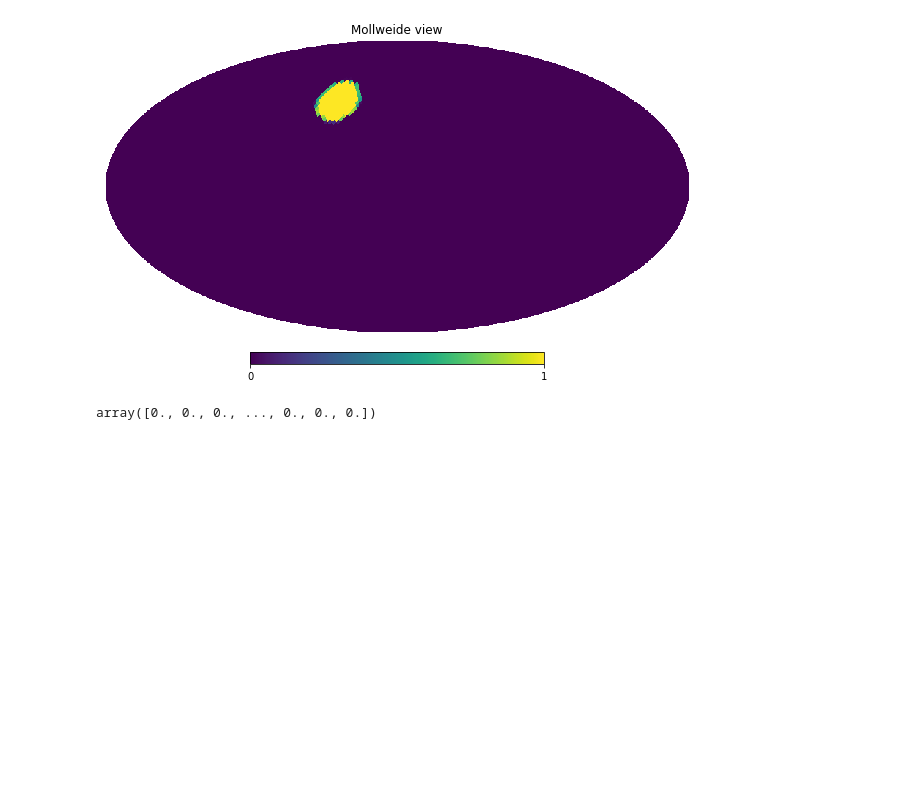
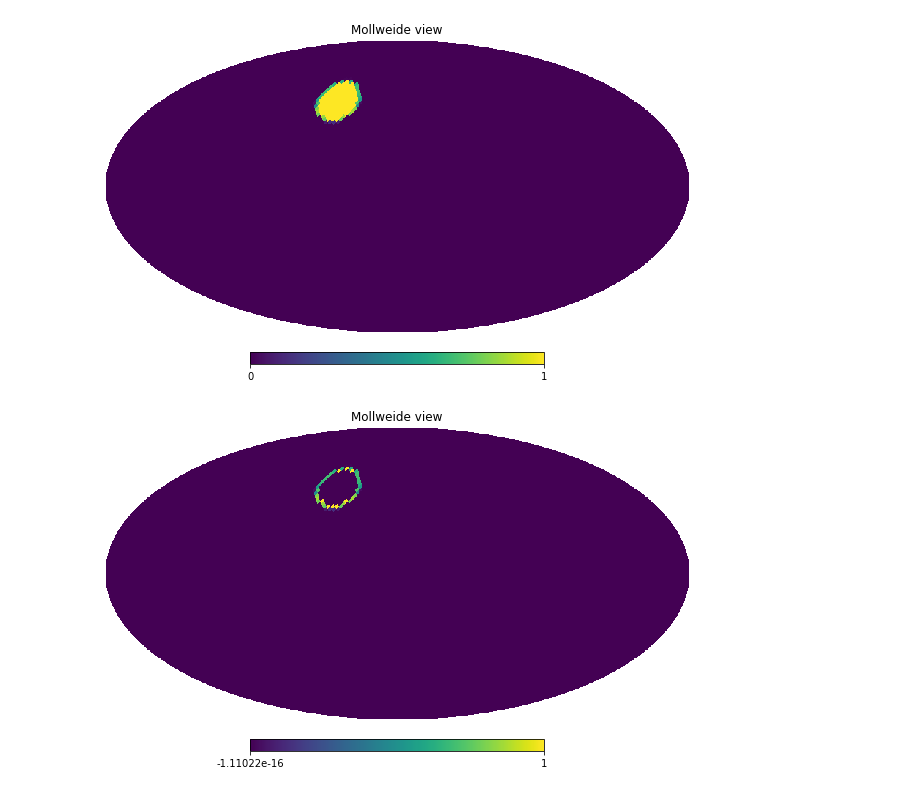
Before and after one commit to wurdahl/kSZfromPC, a Jupyter notebook: Weak Lensing Check.ipynb, the cells around one changed output. Cells and saved outputs as stored; diff of their text form; code cells hidden in the pictures; blank space fills up the shorter version.

```diff
--- a/Weak Lensing Check.ipynb
+++ b/Weak Lensing Check.ipynb
@@ -64,6 +64,6 @@ hp.mollview(view);
 # %% [output]
 [figure]
 # %%
-hp/molview-background
+hp.mollview(view-background)
 # %% [output]
-array([0., 0., 0., ..., 0., 0., 0.])
+[figure, added]
```
